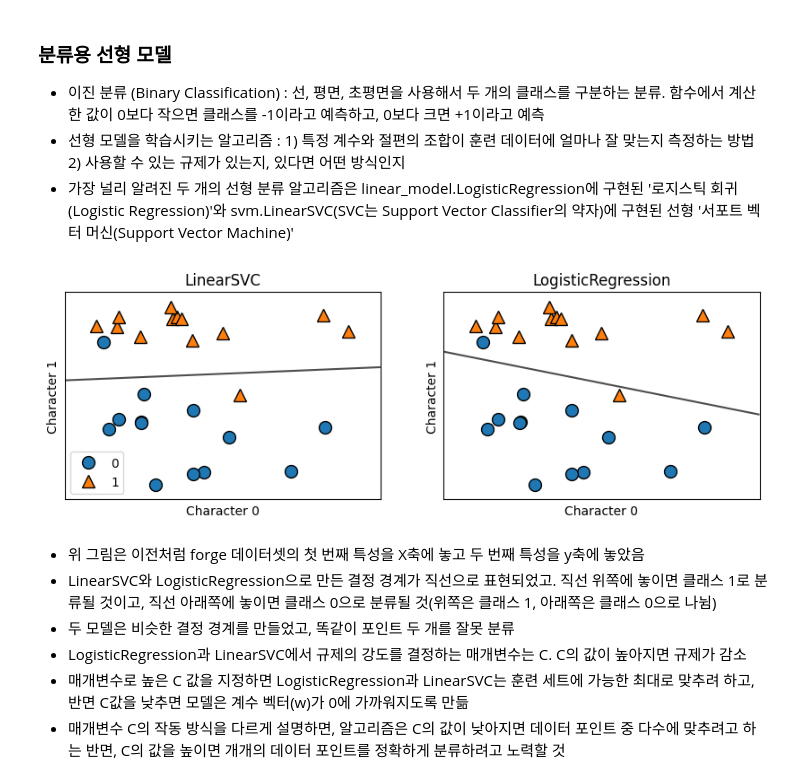
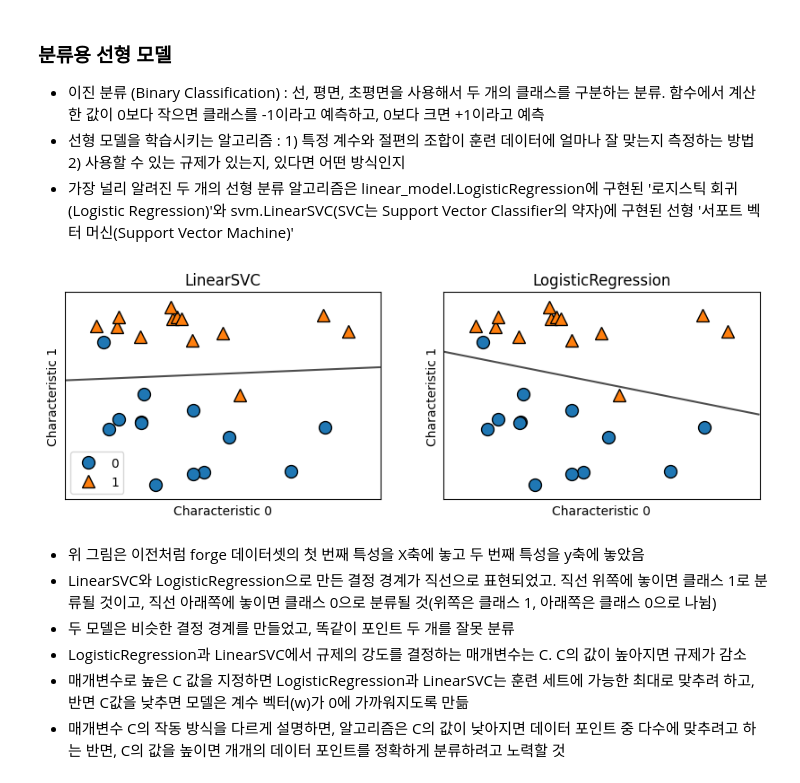
Before and after one commit to haribo09876/MachineLearning, a Jupyter notebook: 02. SupervisedLearning/03. SupervisedLearningAlgorithm.ipynb, the cells around one changed output. Drawn from its saved outputs; the diff is of its cells as text; code cells hidden in the pictures.

```diff
--- a/02. SupervisedLearning/03. SupervisedLearningAlgorithm.ipynb
+++ b/02. SupervisedLearning/03. SupervisedLearningAlgorithm.ipynb
@@ -125,7 +125,7 @@ for n_neighbors, ax in zip([1, 3, 9], axes):
   mglearn.plots.plot_2d_separator(clf, X, fill=True, eps=0.5, ax=ax, alpha=0.4)
   mglearn.discrete_scatter(X[:, 0], X[:, 1], y, ax=ax)
   ax.set_title("{} Neighbor".format(n_neighbors))
-  ax.set_xlabel("Character 0")
-  ax.set_ylabel("Character 1")
+  ax.set_xlabel("Characteristic 0")
+  ax.set_ylabel("Characteristic 1")
 axes[0].legend(loc=3);
 # %% [output]
@@ -218,7 +218,7 @@ for n_neighbors, ax in zip([1, 3, 9], axes):
   ax.set_title("{} Neighbor's Training Score: {:.2f} Test Core: {:.2f}".format(
     n_neighbors, reg.score(X_train, y_train),
     reg.score(X_test, y_test)))
-  ax.set_xlabel("Character")
+  ax.set_xlabel("Characteristic")
   ax.set_ylabel("Target")
 axes[0].legend(["Model Prediction", "Training Data/Target",
                 "Test Data/Target"], loc="best");
@@ -434,22 +434,22 @@ plt.ylabel("Coefficient Size");
 # %%
 # forge 데이터셋을 사용하여 LogisticRegression과 LinearSVC 모델을 만들고 이 선형 모델들이 만들어낸 결정 경계를 시각화
 from sklearn.linear_model import LogisticRegression
 from sklearn.svm import LinearSVC
 
 X, y = mglearn.datasets.make_forge()
 
 fig, axes = plt.subplots(1, 2, figsize=(10, 3))
 
 for model, ax in zip([LinearSVC(max_iter=5000), LogisticRegression()], axes):
   clf = model.fit(X, y)
   mglearn.plots.plot_2d_separator(clf, X, fill=False, eps=0.5, ax=ax, alpha=0.7)
   mglearn.discrete_scatter(X[:, 0], X[:, 1], y, ax=ax)
   ax.set_title(clf.__class__.__name__)
-  ax.set_xlabel("Character 0")
-  ax.set_ylabel("Character 1")
+  ax.set_xlabel("Characteristic 0")
+  ax.set_ylabel("Characteristic 1")
 axes[0].legend();
 # %% [output]
-[figure, old version]
+[figure, new version]
 # %% [markdown]
 - 위 그림은 이전처럼 forge 데이터셋의 첫 번째 특성을 X축에 놓고 두 번째 특성을 y축에 놓았음
 - LinearSVC와 LogisticRegression으로 만든 결정 경계가 직선으로 표현되었고. 직선 위쪽에 놓이면 클래스 1로 분류될 것이고, 직선 아래쪽에 놓이면 클래스 0으로 분류될 것(위쪽은 클래스 1, 아래쪽은 클래스 0으로 나뉨)
```
Also changed, not shown: parts of 28 cells of this notebook.
